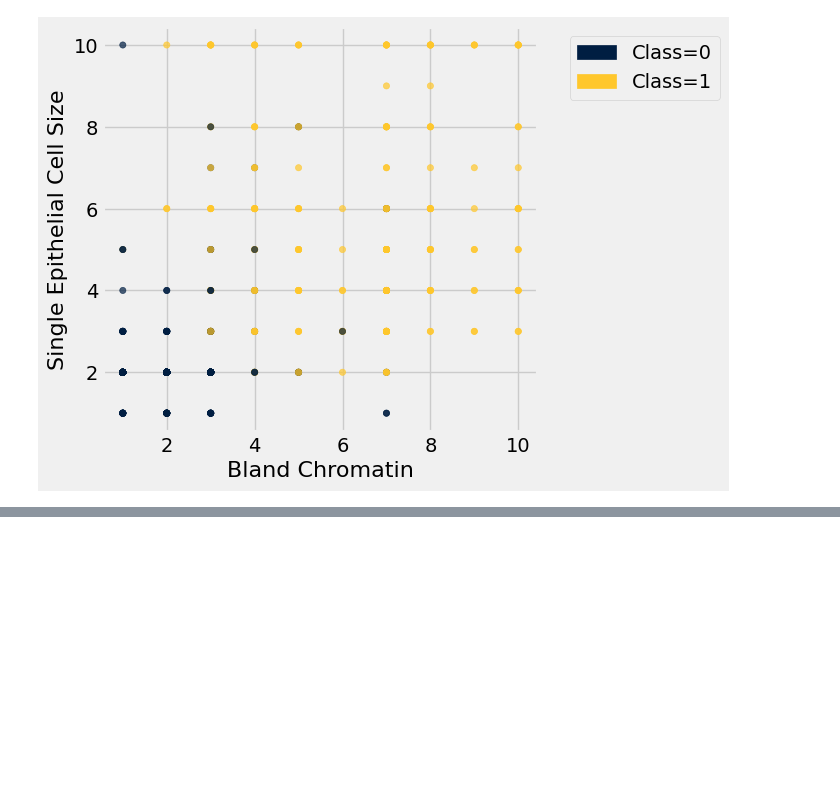
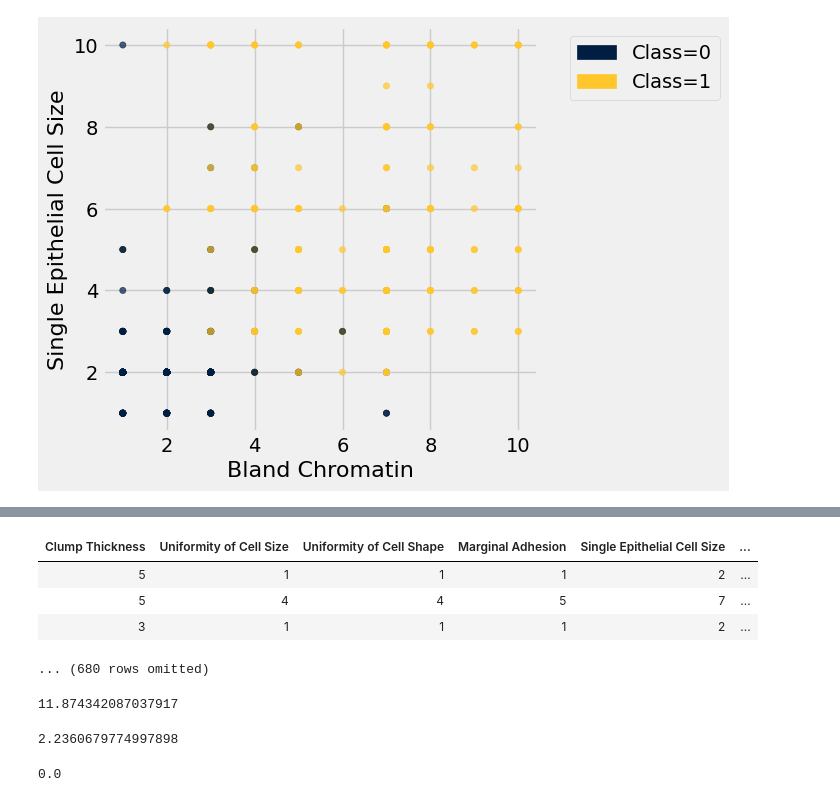
Before and after one commit to ciretorres/python, a Jupyter notebook: data8.3x/week4/sec09_classifiers.ipynb, the cells around one changed output, grey strips where cells are left out. Saved outputs shown, nothing was run; the diff lists cells and outputs as text; code cells hidden in the pictures; blank space fills up the shorter version.

Commit message:
Lec 9.3 Distance

```diff
--- a/data8.3x/week4/sec09_classifiers.ipynb
+++ b/data8.3x/week4/sec09_classifiers.ipynb
@@ -40,0 +55,21 @@ jittered.scatter('Bland Chromatin (jittered)', 'Single Epithelial Cell Size (jit
+# %%
+attributes = patients.drop('Class')
+attributes.show(3)
+# %% [output]
+| Clump Thickness | Uniformity of Cell Size | Uniformity of Cell Shape | Marginal Adhesion | Single Epithelial Cell Size | ... |
+| 5 | 1 | 1 | 1 | 2 | ... |
+| 5 | 4 | 4 | 5 | 7 | ... |
+| 3 | 1 | 1 | 1 | 2 | ... |
+... (680 rows omitted)
+# %%
+row_distance(attributes.row(0), attributes.row(1))
+# %% [output]
+11.874342087037917
+# %%
+row_distance(attributes.row(0), attributes.row(2))
+# %% [output]
+2.2360679774997898
+# %%
+row_distance(attributes.row(0), attributes.row(0))
+# %% [output]
+0.0
```
Also changed, not shown: parts of 4 cells of this notebook.
